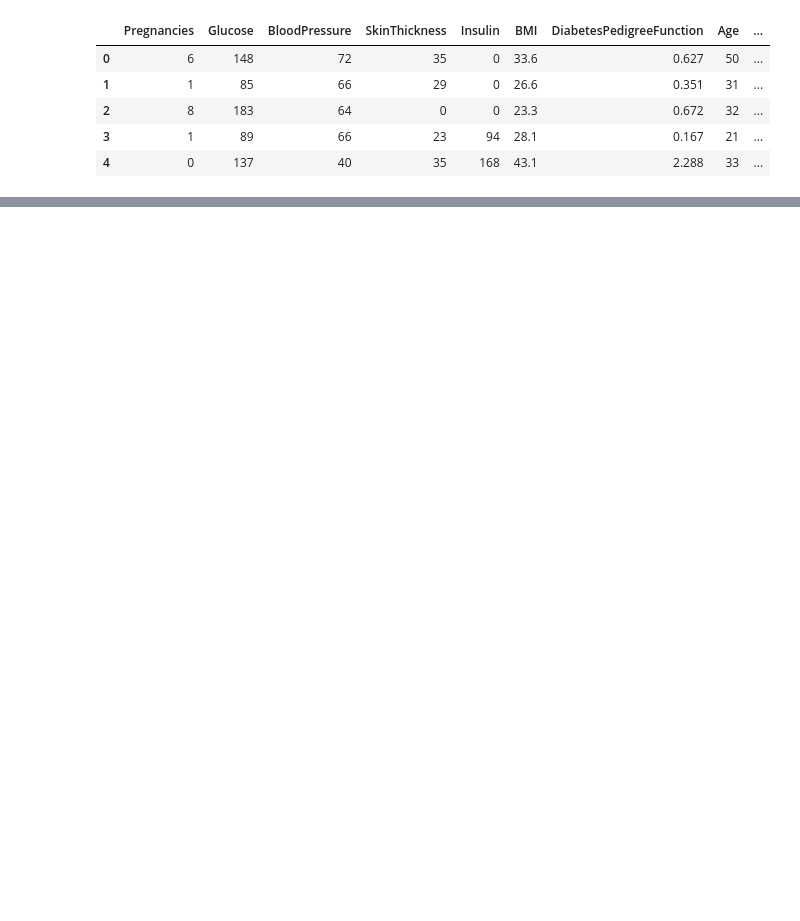
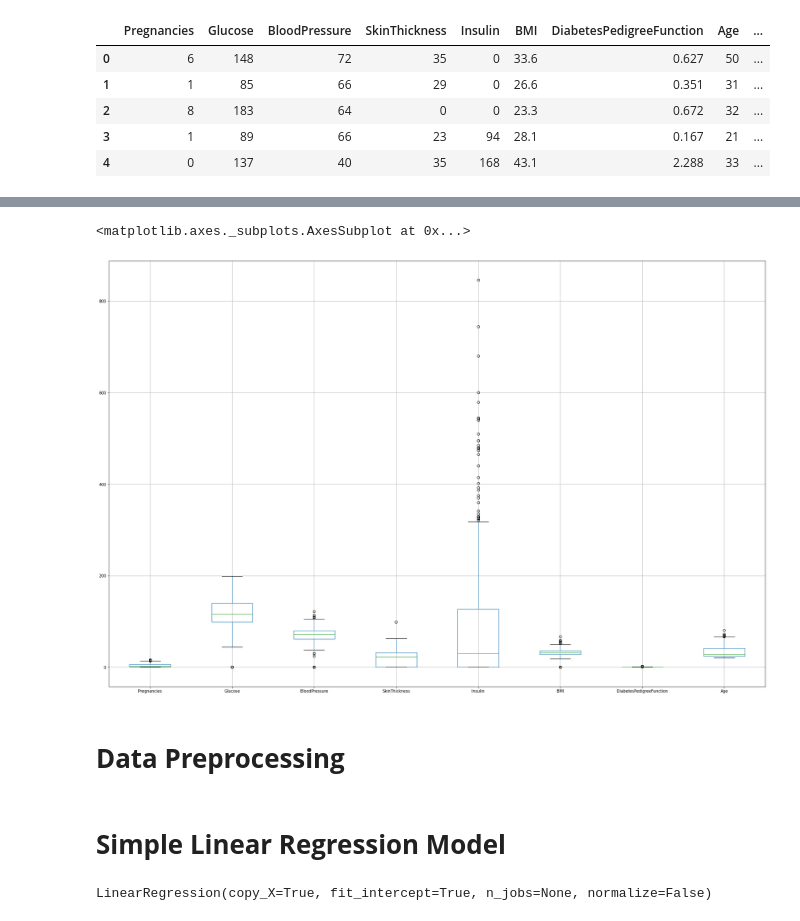
Before and after one commit to kritikaparmar-programmer/HealthCheck, a Jupyter notebook: Notebooks/DiabetesNotebook.ipynb, the cells around one changed output, grey strips where cells are left out. Cells and saved outputs as stored; diff of their text form; code cells hidden in the pictures; blank space fills up the shorter version.

```diff
--- a/Notebooks/DiabetesNotebook.ipynb
+++ b/Notebooks/DiabetesNotebook.ipynb
@@ -18,3 +53,10 @@ df.head(5)
+# %%
+df.boxplot(column=['Pregnancies','Glucose','BloodPressure','SkinThickness','Insulin','BMI','DiabetesPedigreeFunction','Age'], figsize=(30,20))
+# %% [output]
+<matplotlib.axes._subplots.AxesSubplot at 0x...>
+[figure, added]
+# %% [markdown]
+# **Data Preprocessing**
 # %%
 # Renaming DiabetesPedigreeFunction as DPF
 df = df.rename(columns={'DiabetesPedigreeFunction':'DPF'})
@@ -29,4 +71,6 @@ df_copy['BloodPressure'].fillna(df_copy['BloodPressure'].mean(), inplace=True)
 df_copy['SkinThickness'].fillna(df_copy['SkinThickness'].median(), inplace=True)
 df_copy['Insulin'].fillna(df_copy['Insulin'].median(), inplace=True)
 df_copy['BMI'].fillna(df_copy['BMI'].median(), inplace=True)
+# %% [markdown]
+# **Simple Linear Regression Model**
 # %%
@@ -35,3 +78,10 @@ from sklearn.model_selection import train_test_split
 X = df.drop(columns='Outcome')
 y = df['Outcome']
 X_train, X_test, y_train, y_test = train_test_split(X, y, test_size=0.20, random_state=0)
+# %%
+# Training the model on Simple Linear Regression algorithm
+from sklearn.linear_model import LinearRegression
+regressor = LinearRegression()
+regressor.fit(X_train,y_train)
+# %% [output]
+LinearRegression(copy_X=True, fit_intercept=True, n_jobs=None, normalize=False)
```
Also changed, not shown: parts of 15 cells of this notebook.
